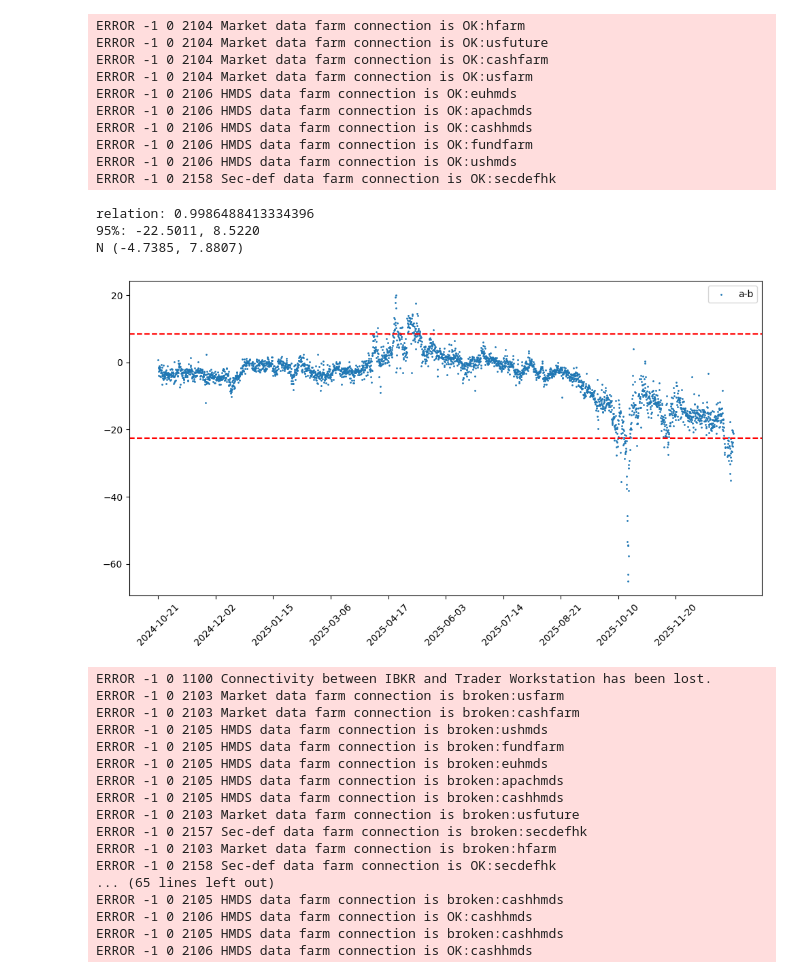
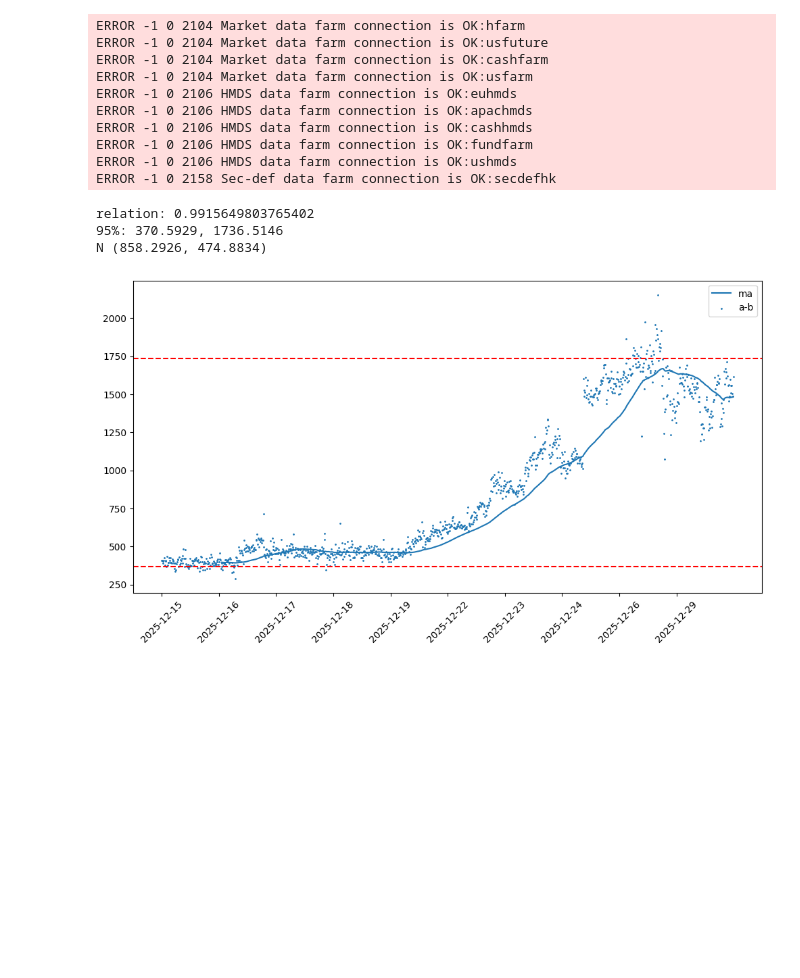
Before and after one commit to sbwkl/my-quant, a Jupyter notebook: ib1.ipynb, the cells around one changed output. Drawn from its saved outputs; the diff is of its cells as text; code cells hidden in the pictures; blank space fills up the shorter version.

```diff
--- a/ib1.ipynb
+++ b/ib1.ipynb
@@ -465,16 +465,16 @@ df['a-b'] = df['a'] - df['b']
 
 # 分钟级别
 # df1 = choice2ohlcv(pd.read_excel('data/choice/K线导出_AG0_5分钟线数据.xlsx'))
-# df1 = get_historical_data_akshare("AG0", "5", futures_zh_minute_sina, up_to_date=True)
-# df2 = get_historical_data(SI, 7, '5 mins', up_to_date=True)
-# df3 = get_historical_data(USDCNH, 7, '5 mins', up_to_date=True)
-# df = merge_df(df1, df2, df3)
+df1 = get_historical_data_akshare("AG0", "5", futures_zh_minute_sina, up_to_date=True)
+df2 = get_historical_data(SI, 7, '5 mins', up_to_date=False)
+df3 = get_historical_data(USDCNH, 7, '5 mins', up_to_date=False)
+df = merge_df(df1, df2, df3)
 
 # 120 分钟级别 - ibkr 数据
-df1 = choice2ohlcv(pd.read_excel('data/choice/K线导出_AG0_120分钟线数据.xlsx'))
-df2 = build_ibkr_main_future(SI, 720, '1 hour', up_to_date=False)
-df3 = get_historical_data(USDCNH, 720, '2 hours', up_to_date=False)
-df= merge_asof(df1, df2, df3)
+# df1 = choice2ohlcv(pd.read_excel('data/choice/K线导出_AG0_120分钟线数据.xlsx'))
+# df2 = build_ibkr_main_future(SI, 720, '1 hour', up_to_date=False)
+# df3 = get_historical_data(USDCNH, 720, '2 hours', up_to_date=False)
+# df= merge_asof(df1, df2, df3)
 
 # 120 分钟级别 - yf 数据，与 ibkr 相比，向上平移 200 左右
 # df1 = choice2ohlcv(pd.read_excel('C:\\Users\\wayne\\Desktop\\kline\\基准\\AG0\\K线导出_AG0_120分钟线数据.xlsx'))
@@ -497,54 +497,37 @@ print(f'relation: {df["a"].corr(df["b"])}')
 print(f'95%: {lower:.4f}, {upper:.4f}')
 print(f'N ({df["a-b"].mean():.4f}, {df["a-b"].std():.4f})')
 
-# df['MA20'] = df['a-b'].rolling(20).mean()
-# df['MA114'] = df['a-b'].rolling(114).mean()
+df['MA20'] = df['a-b'].rolling(20).mean()
+df['MA114'] = df['a-b'].rolling(114).mean()
 # df['EMA114'] = df['a-b'].ewm(span=114, adjust=False).mean()
 # %% [output]
-relation: 0.9986488413334396
-95%: -22.5011, 8.5220
-N (-4.7385, 7.8807)
+relation: 0.9915649803765402
+95%: 370.5929, 1736.5146
+N (858.2926, 474.8834)
 # %%
 plt.figure(figsize=(12, 6))
 
 x = range(len(df.index))
 
 # plt.plot(x, df['a'], label='a')
 # plt.plot(x, df['b'], label='b')
-# plt.plot(x, df['MA114'], label='ma')
+plt.plot(x, df['MA114'], label='ma')
 # plt.plot(x, df['EMA114'], label='ema')
 plt.scatter(x, df['a-b'], s=1, label='a-b')
 
 step = max(1, len(x) // 10)
 ticks = x[::step]
 labels = df.index.strftime('%Y-%m-%d')[::step]
 
 plt.xticks(ticks, labels, rotation=45)
 
 plt.axhline(y=lower, color='r', linestyle='--')
 plt.axhline(y=upper, color='r', linestyle='--')
 
 plt.legend()
 plt.show()
 # %% [output]
-[figure, old version]
+[figure, new version]
-ERROR -1 0 1100 Connectivity between IBKR and Trader Workstation has been lost.
-ERROR -1 0 2103 Market data farm connection is broken:usfarm
-ERROR -1 0 2103 Market data farm connection is broken:cashfarm
-ERROR -1 0 2105 HMDS data farm connection is broken:ushmds
-ERROR -1 0 2105 HMDS data farm connection is broken:fundfarm
-ERROR -1 0 2105 HMDS data farm connection is broken:euhmds
-ERROR -1 0 2105 HMDS data farm connection is broken:apachmds
-ERROR -1 0 2105 HMDS data farm connection is broken:cashhmds
-ERROR -1 0 2103 Market data farm connection is broken:usfuture
-ERROR -1 0 2157 Sec-def data farm connection is broken:secdefhk
-ERROR -1 0 2103 Market data farm connection is broken:hfarm
-ERROR -1 0 2158 Sec-def data farm connection is OK:secdefhk
-... (65 lines left out)
-ERROR -1 0 2105 HMDS data farm connection is broken:cashhmds
-ERROR -1 0 2106 HMDS data farm connection is OK:cashhmds
-ERROR -1 0 2105 HMDS data farm connection is broken:cashhmds
-ERROR -1 0 2106 HMDS data farm connection is OK:cashhmds
 # %%
 # df[(df['a-b'] < -10) | (df['a-b'] > 10)]
 # df1[(df1.index.hour==23) & (df1.index.minute==0) & (df1['high'] - df1['low'] > 10)]
```
